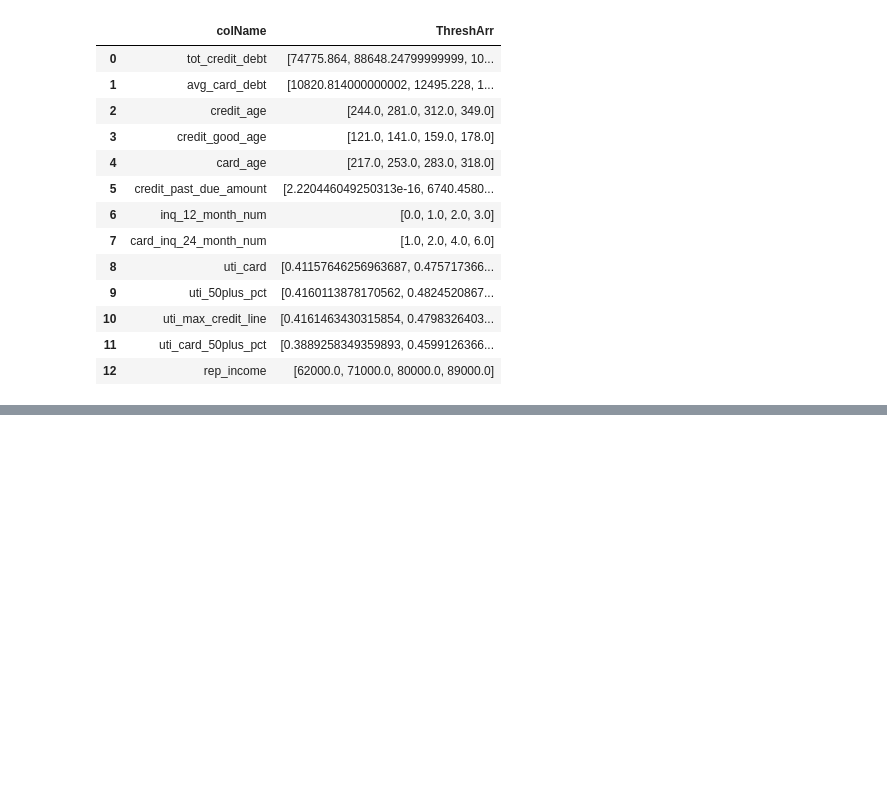
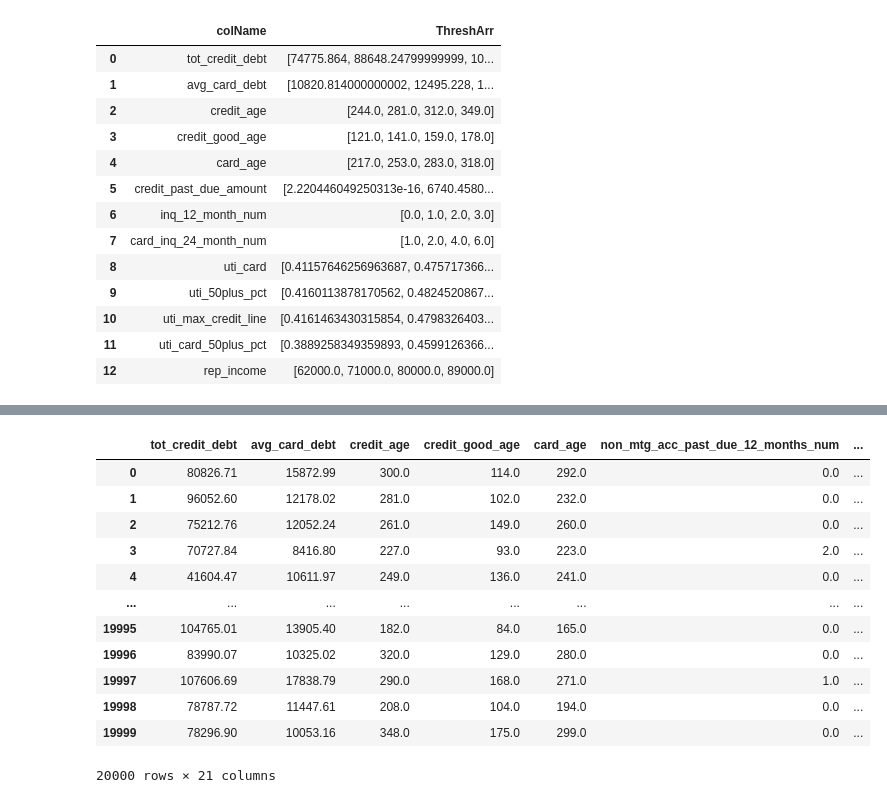
Before and after one commit to KushajveerSingh/ds_cup, a Jupyter notebook: notebooks/dataset_gen.ipynb, the cells around one changed output, grey strips where cells are left out. Drawn from its saved outputs; the diff is of its cells as text; code cells hidden in the pictures; blank space fills up the shorter version.

```diff
--- a/notebooks/dataset_gen.ipynb
+++ b/notebooks/dataset_gen.ipynb
@@ -417,0 +452,16 @@ DFThresh.to_csv(path/'Thresholds.csv',index=None)
+# %%
+orig_train_df
+# %% [output]
+|  | tot_credit_debt | avg_card_debt | credit_age | credit_good_age | card_age | non_mtg_acc_past_due_12_months_num | ... |
+| 0 | 80826.71 | 15872.99 | 300.0 | 114.0 | 292.0 | 0.0 | ... |
+| 1 | 96052.60 | 12178.02 | 281.0 | 102.0 | 232.0 | 0.0 | ... |
+| 2 | 75212.76 | 12052.24 | 261.0 | 149.0 | 260.0 | 0.0 | ... |
+| 3 | 70727.84 | 8416.80 | 227.0 | 93.0 | 223.0 | 2.0 | ... |
+| 4 | 41604.47 | 10611.97 | 249.0 | 136.0 | 241.0 | 0.0 | ... |
+| ... | ... | ... | ... | ... | ... | ... | ... |
+| 19995 | 104765.01 | 13905.40 | 182.0 | 84.0 | 165.0 | 0.0 | ... |
+| 19996 | 83990.07 | 10325.02 | 320.0 | 129.0 | 280.0 | 0.0 | ... |
+| 19997 | 107606.69 | 17838.79 | 290.0 | 168.0 | 271.0 | 1.0 | ... |
+| 19998 | 78787.72 | 11447.61 | 208.0 | 104.0 | 194.0 | 0.0 | ... |
+| 19999 | 78296.90 | 10053.16 | 348.0 | 175.0 | 299.0 | 0.0 | ... |
+20000 rows × 21 columns
```
Also changed, not shown: parts of 3 cells of this notebook, 1 other file.
